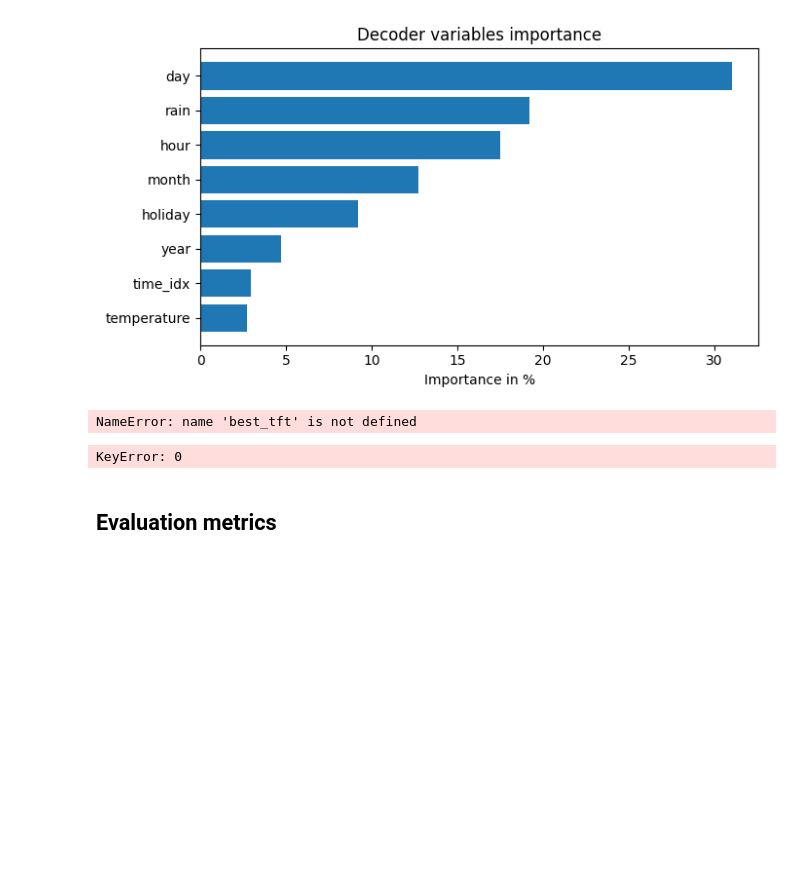
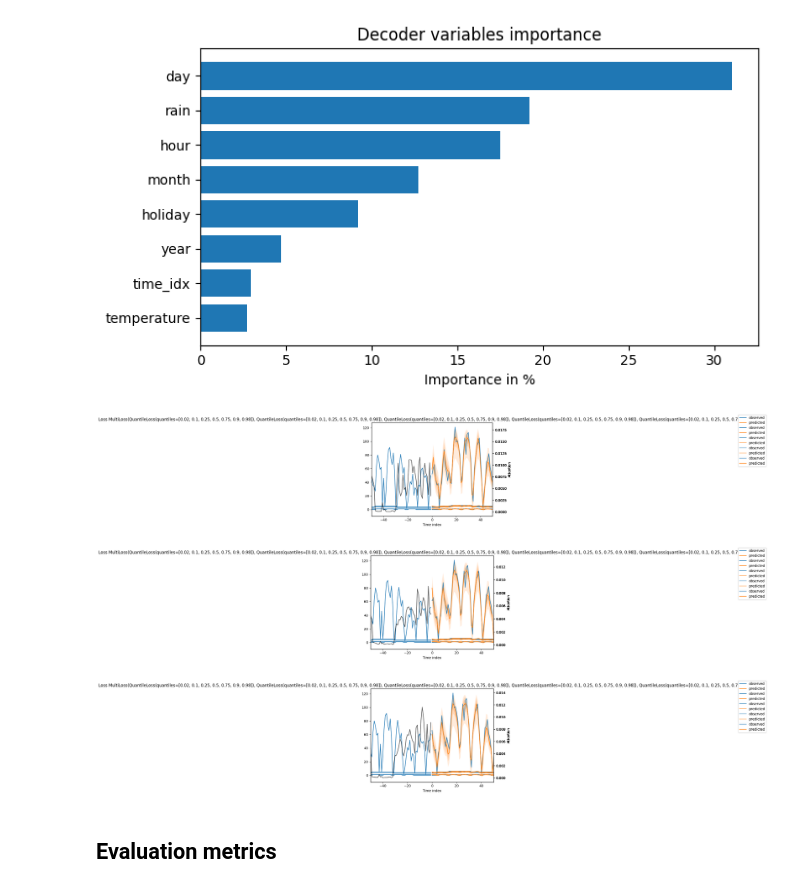
Before and after one commit to deividasovs/Workforce_Predictor_KG, a Jupyter notebook: tft_training.ipynb, the cells around one changed output. Drawn from its saved outputs; the diff is of its cells as text; code cells hidden in the pictures; blank space fills up the shorter version.

```diff
--- a/tft_training.ipynb
+++ b/tft_training.ipynb
@@ -114,22 +114,20 @@ best_tft.plot_interpretation(interpretation)
 # %%
 
 for idx in range(3):
-    best_tft.plot_prediction(x, raw_predictions, idx=idx)
+    best_tft.plot_prediction(x, raw_predictions, idx=idx, add_loss_to_title=True)
     # plt.show only the first 100 samples
     plt.xlim(-50, 50)
     plt.show()
 # %% [output]
-NameError: name 'best_tft' is not defined
+[figure, added]
+[figure, added]
+[figure, added]
 # %%
-
-
 # Fix this error from the below code: TypeError: only integer tensors of a single element can be converted to an index
 predictions, x = best_tft.predict(val_dataloader, return_x=True)
 
-predictions_vs_actuals = best_tft.calculate_prediction_actual_by_variable(x[0],predictions[0])
+#predictions_vs_actuals = best_tft.calculate_prediction_actual_by_variable(x[0],predictions[0])
 #best_tft.plot_prediction_actual_by_variable(predictions_vs_actuals);
-# %% [output]
-KeyError: 0
 # %% [markdown]
 ## Evaluation metrics
 # %%
```
Also changed, not shown: parts of 3 cells of this notebook, 12 other files.
